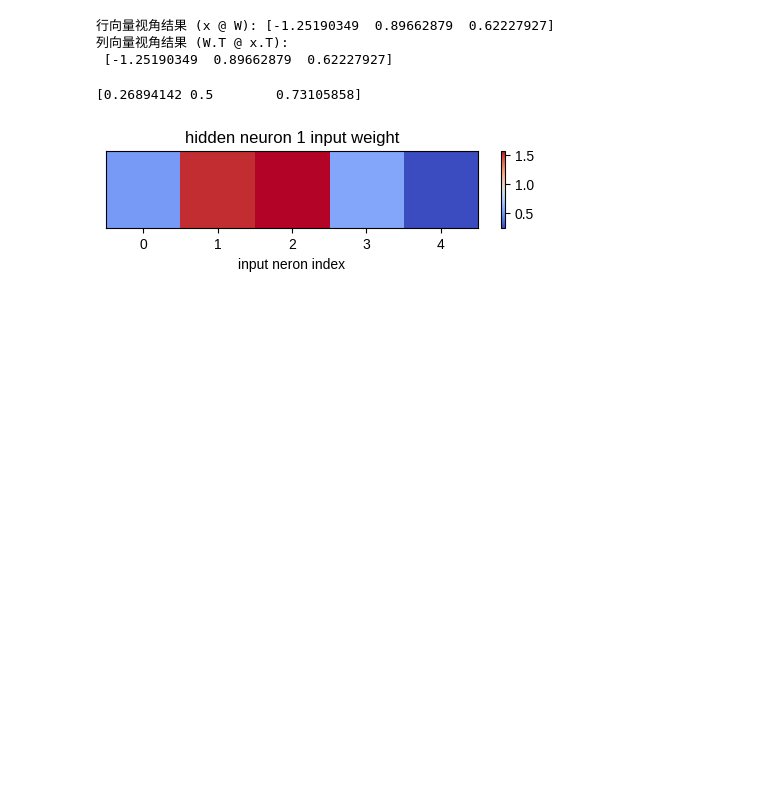
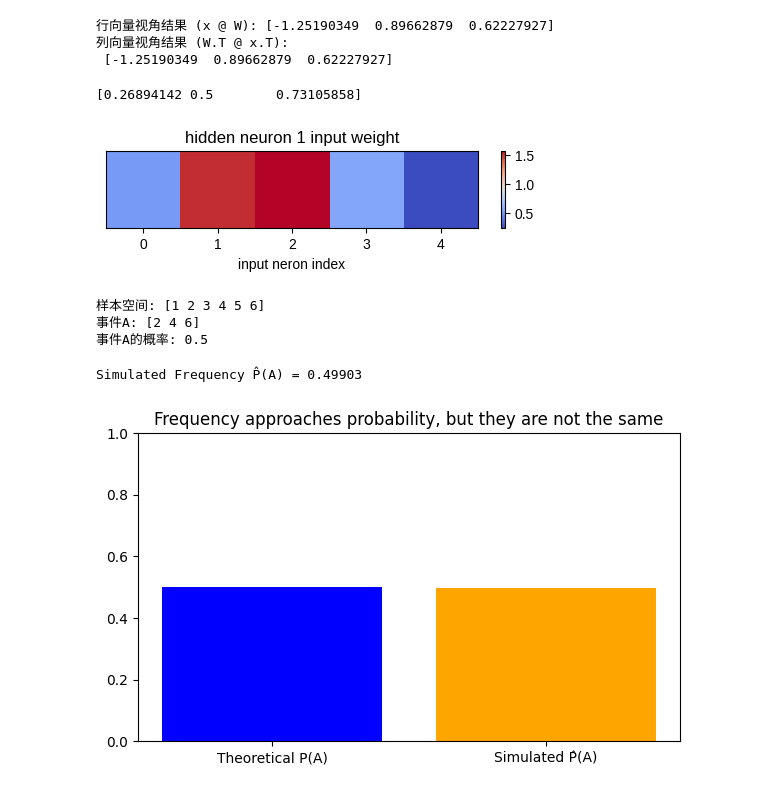
Before and after one commit to MagicSakuraD/IsaacLeetViz, a Jupyter notebook: USD-core-on-Google-Colab.ipynb, the cells around one changed output. Cells and saved outputs as stored; diff of their text form; code cells hidden in the pictures; blank space fills up the shorter version.

```diff
--- a/USD-core-on-Google-Colab.ipynb
+++ b/USD-core-on-Google-Colab.ipynb
@@ -247,3 +247,45 @@ plt.yticks([])
 plt.show()
 # %% [output]
 [figure]
+# %%
+import numpy as np
+import matplotlib.pyplot as plt
+
+np.random.seed(42)
+plt.rcParams['figure.figsize'] = (7, 4)
+# %%
+#样本空间：骰子
+Omega = np.arange(1, 7)
+
+#事件A: 偶数
+A = Omega[Omega % 2 == 0]
+
+#古典概型下
+P_A = len(A) / len(Omega)
+
+print(f"样本空间: {Omega}")
+print(f"事件A: {A}")
+print(f"事件A的概率: {P_A}")
+# %% [output]
+样本空间: [1 2 3 4 5 6]
+事件A: [2 4 6]
+事件A的概率: 0.5
+# %%
+# 模拟概率：它只是估计 / Simulate probability: it is only an estimation
+n = 100000
+rolls = np.random.randint(1, 7, size=n)
+freq_even = np.mean(rolls % 2 == 0)
+
+# 打印模拟频率 / Print simulation frequency
+print("Simulated Frequency P̂(A) =", freq_even)
+
+# 绘制柱状图，使用英文标签避免中文乱码 / Draw bar chart with English labels to avoid rendering issues
+plt.bar(["Theoretical P(A)", "Simulated P̂(A)"], [P_A, freq_even], color=['blue', 'orange'])
+plt.ylim(0, 1)
+
+# 使用英文标题 / Use English title
+plt.title("Frequency approaches probability, but they are not the same")
+plt.show()
+# %% [output]
+Simulated Frequency P̂(A) = 0.49903
+[figure, added]
```
Also changed, not shown: parts of 8 cells of this notebook.
